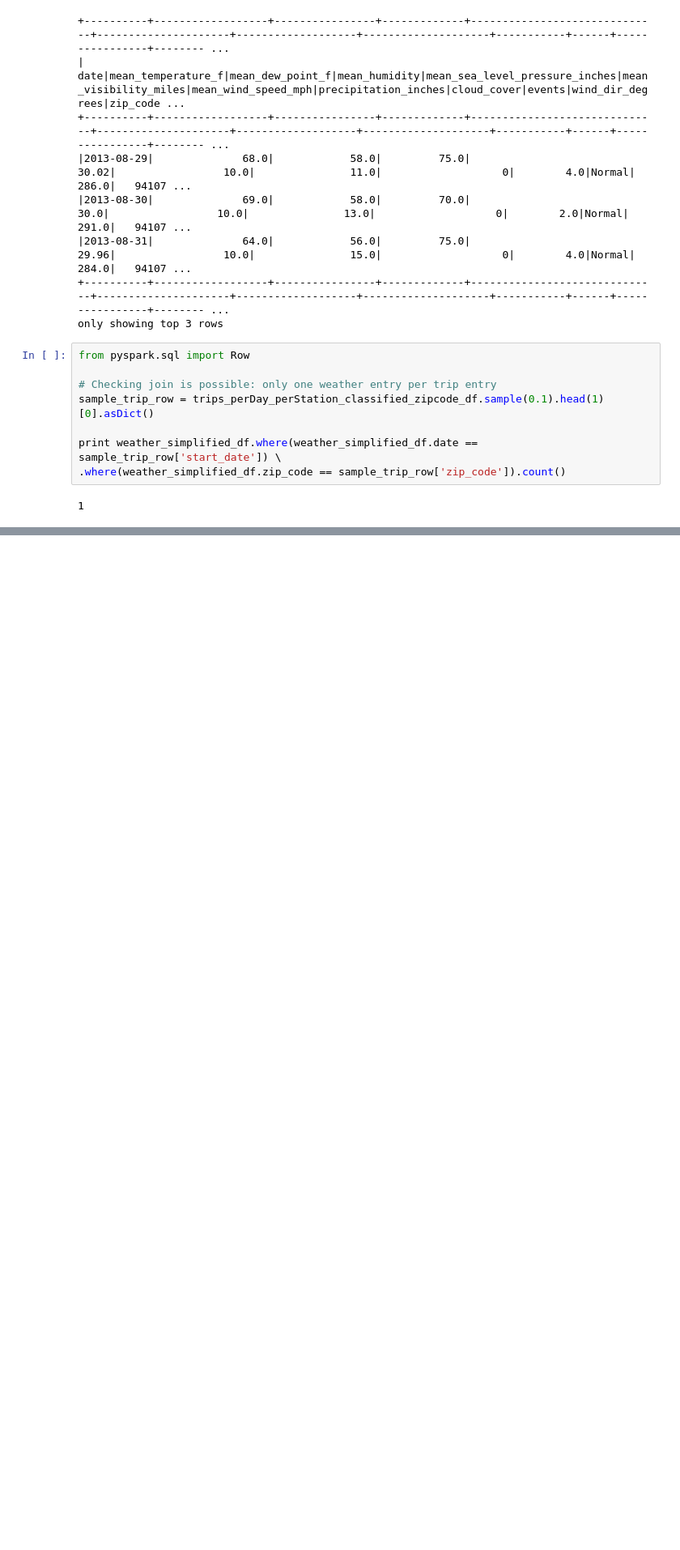
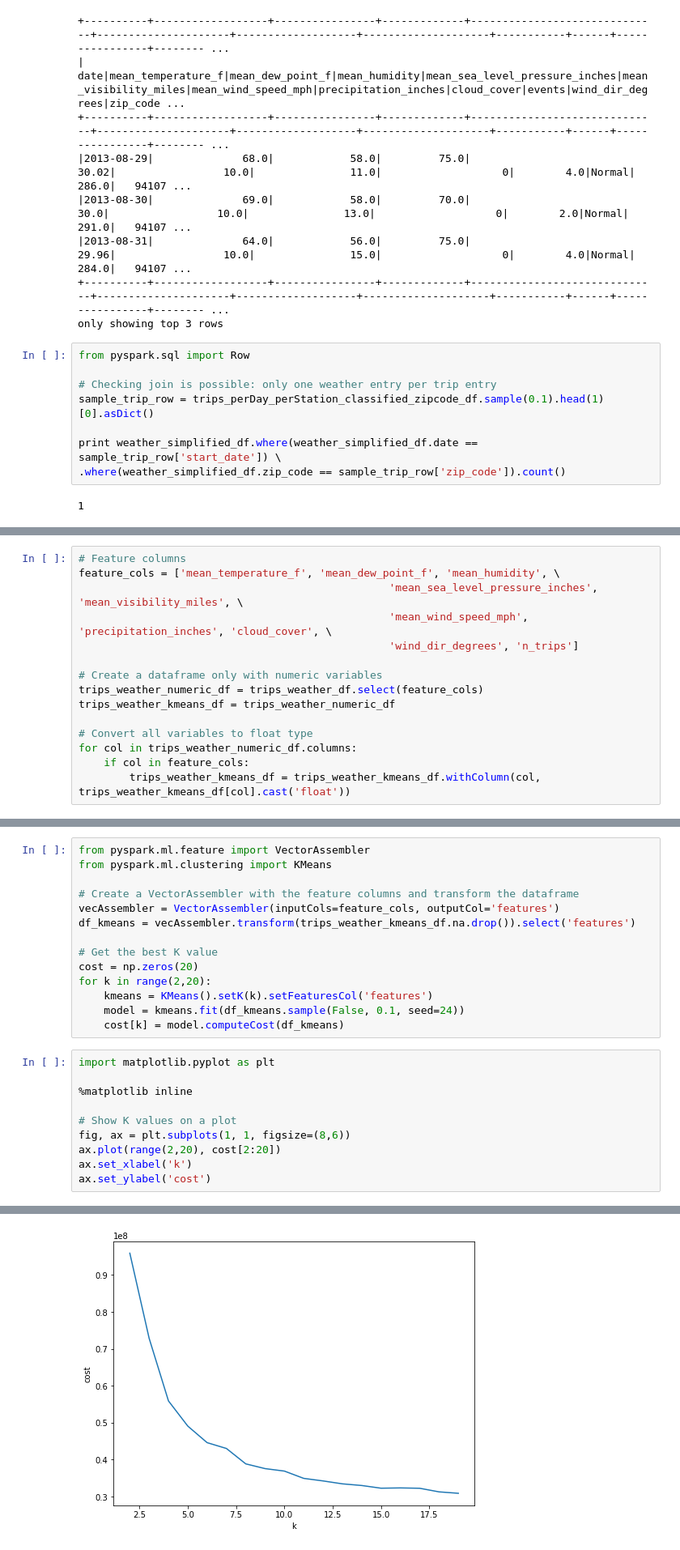
Before and after one commit to eliasib13/PFM-Campus-Big-Data, a Jupyter notebook: PFM - SF Bay Area Bike Share - Eliasib Garcia Martin.ipynb, the cells around one changed output, grey strips where cells are left out. Shown: that part at 81% size. Drawn from its saved outputs; the diff is of its cells as text; blank space fills up the shorter version.

Commit message:
Getting K value using "elbow" method. Using KMeans to get the centers.

```diff
--- a/PFM - SF Bay Area Bike Share - Eliasib Garcia Martin.ipynb
+++ b/PFM - SF Bay Area Bike Share - Eliasib Garcia Martin.ipynb
@@ -414,0 +417,15 @@ only showing top 1 row
+# %%
+# Feature columns
+feature_cols = ['mean_temperature_f', 'mean_dew_point_f', 'mean_humidity', \
+                                                 'mean_sea_level_pressure_inches', 'mean_visibility_miles', \
+                                                 'mean_wind_speed_mph', 'precipitation_inches', 'cloud_cover', \
+                                                 'wind_dir_degrees', 'n_trips']
+
+# Create a dataframe only with numeric variables
+trips_weather_numeric_df = trips_weather_df.select(feature_cols)
+trips_weather_kmeans_df = trips_weather_numeric_df
+
+# Convert all variables to float type
+for col in trips_weather_numeric_df.columns:
+    if col in feature_cols:
+        trips_weather_kmeans_df = trips_weather_kmeans_df.withColumn(col, trips_weather_kmeans_df[col].cast('float'))
@@ -414,0 +434,25 @@ only showing top 1 row
+# %%
+from pyspark.ml.feature import VectorAssembler
+from pyspark.ml.clustering import KMeans
+
+# Create a VectorAssembler with the feature columns and transform the dataframe
+vecAssembler = VectorAssembler(inputCols=feature_cols, outputCol='features')
+df_kmeans = vecAssembler.transform(trips_weather_kmeans_df.na.drop()).select('features')
+
+# Get the best K value
+cost = np.zeros(20)
+for k in range(2,20):
+    kmeans = KMeans().setK(k).setFeaturesCol('features')
+    model = kmeans.fit(df_kmeans.sample(False, 0.1, seed=24))
+    cost[k] = model.computeCost(df_kmeans)
+# %%
+import matplotlib.pyplot as plt
+
+%matplotlib inline
+
+# Show K values on a plot
+fig, ax = plt.subplots(1, 1, figsize=(8,6))
+ax.plot(range(2,20), cost[2:20])
+ax.set_xlabel('k')
+ax.set_ylabel('cost')
+# %% [output]
@@ -414,0 +460 @@ only showing top 1 row
+[figure, added]
```
Also changed, not shown: parts of 8 cells of this notebook.
